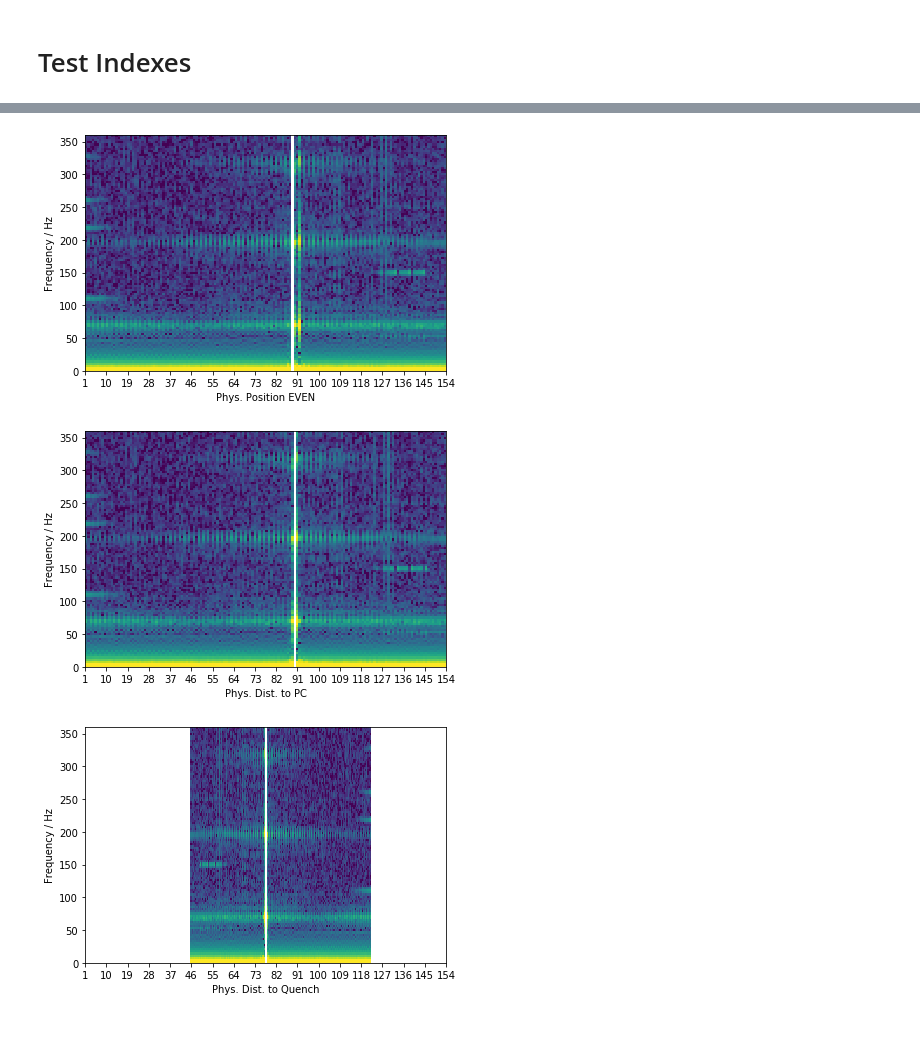
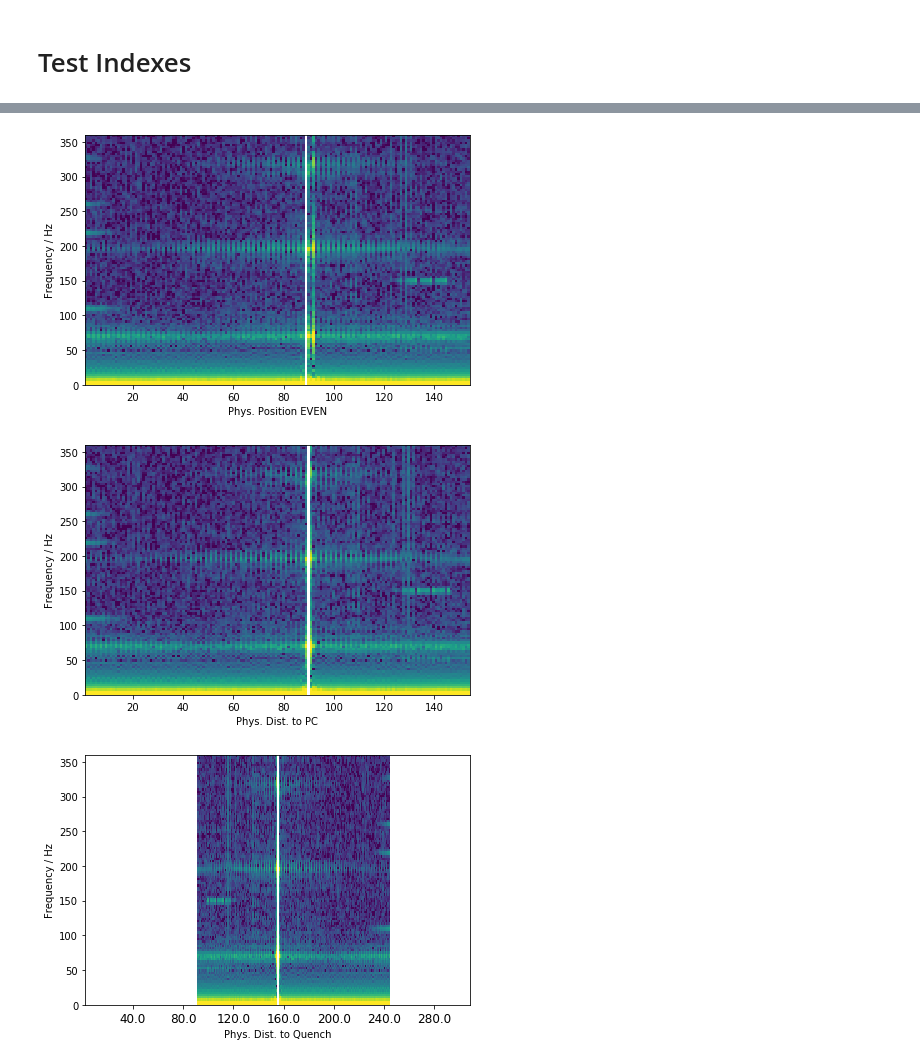
Before and after one commit to cobermai/lhc_anomaly_detection, a Jupyter notebook: notebooks/RB_FPA_position_sort.ipynb, the cells around one changed output, grey strips where cells are left out. Drawn from its saved outputs; the diff is of its cells as text; code cells hidden in the pictures; blank space fills up the shorter version.

```diff
--- a/notebooks/RB_FPA_position_sort.ipynb
+++ b/notebooks/RB_FPA_position_sort.ipynb
@@ -261,8 +210,13 @@ for target in sort_columns:
     data_plot[target_index] = data[index]
 
     fig, ax = plt.subplots()
-    plot_circuit_frequencies(ax, data_plot, frequency)
+    plot_position_frequency_map(ax, data_plot, frequency)
+
+    if target == 'Phys. Dist. to Quench':
+        xticks = ax.get_xticks().tolist()
+        ax.set_xticklabels([2*a for a in xticks], fontsize="large")
 
     ax.set_xlabel(target)
+    ax.set_ylabel("Frequency / Hz")
     plt.show()
 # %% [output]
@@ -272,3 +226,3 @@ for target in sort_columns:
-[figure, old version]
+[figure, new version]
-[figure, old version]
+[figure, new version]
-[figure, old version]
+[figure, new version]
```
Also changed, not shown: parts of 9 cells of this notebook, 13 other files.
